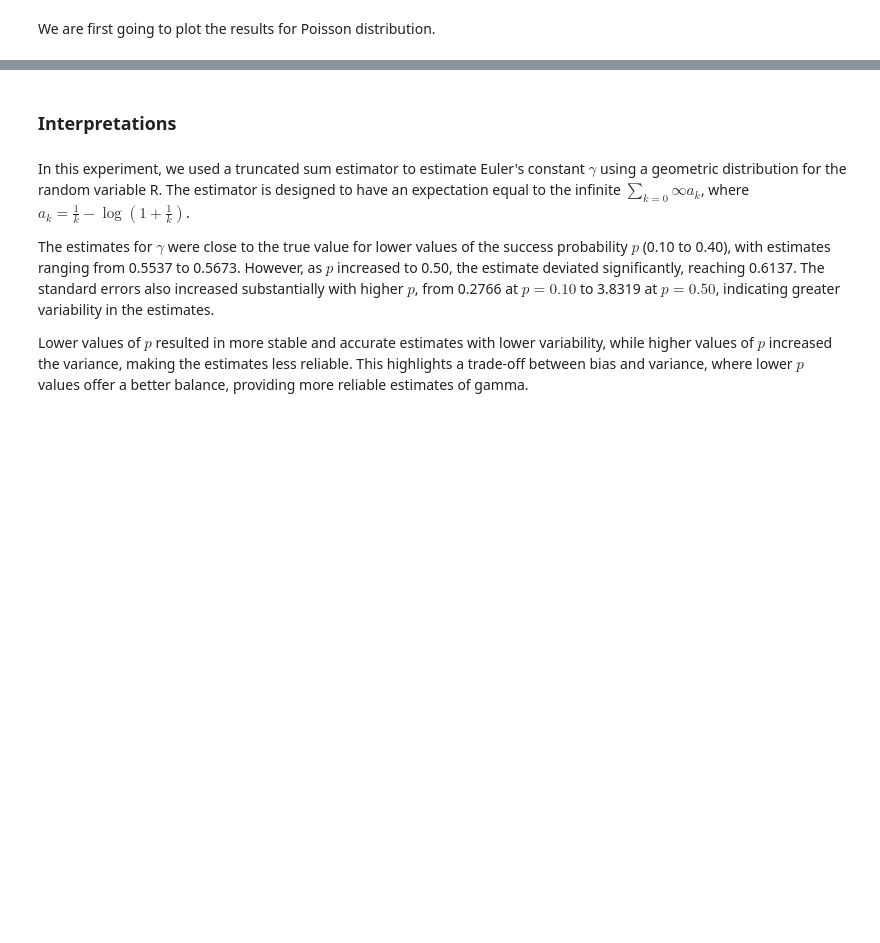
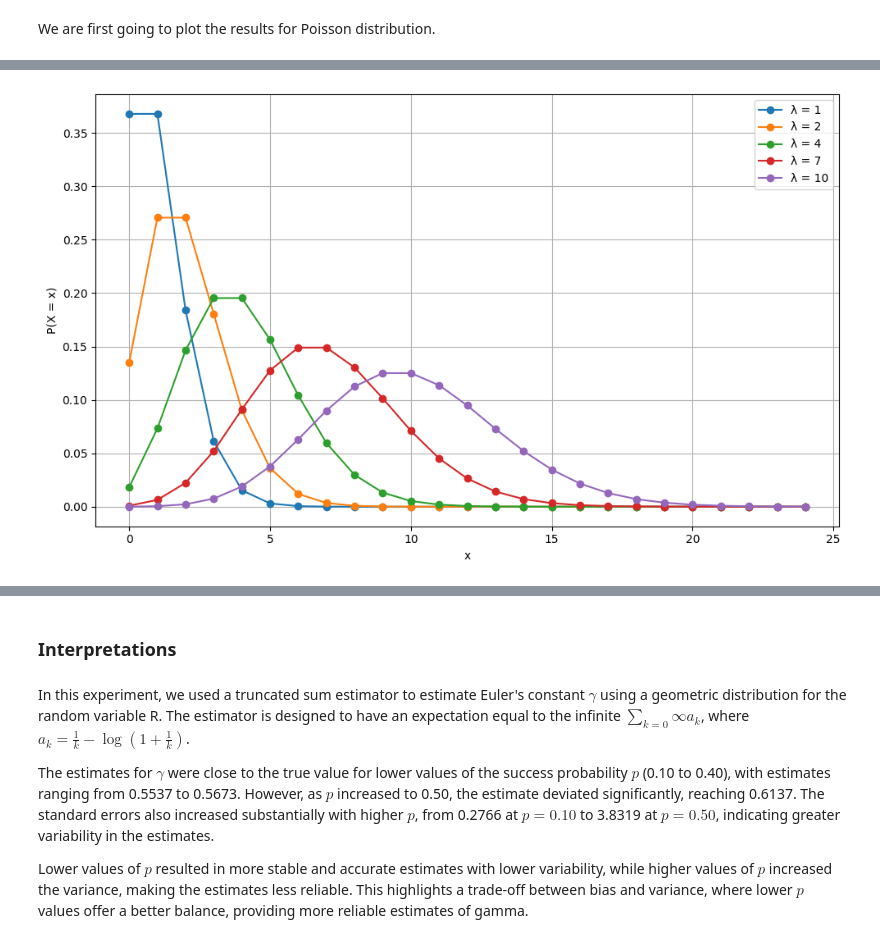
Before and after one commit to Leooryx/Euler_Monte_Carlo, a Jupyter notebook: main.ipynb, the cells around one changed output, grey strips where cells are left out. Cells and saved outputs as stored; diff of their text form; code cells hidden in the pictures; blank space fills up the shorter version.

```diff
--- a/main.ipynb
+++ b/main.ipynb
@@ -738,0 +824,21 @@ min:0.2656129821675266 reached for 0.1
+# %%
+lambdas = [1, 2, 4, 7, 10]
+
+x = np.arange(0, 25)
+
+plt.figure(figsize=(10, 6))
+
+for lam in lambdas:
+    pmf = poisson.pmf(x, mu=lam)
+    plt.plot(x, pmf, marker='o', label=f"λ = {lam}")
+
+plt.xlabel("x")
+plt.ylabel("P(X = x)")
+plt.grid(True)
+plt.legend()
+plt.tight_layout()
+
+# Plot
+plt.show()
+# %% [output]
+[figure, added]
```
Also changed, not shown: parts of 11 cells of this notebook.
